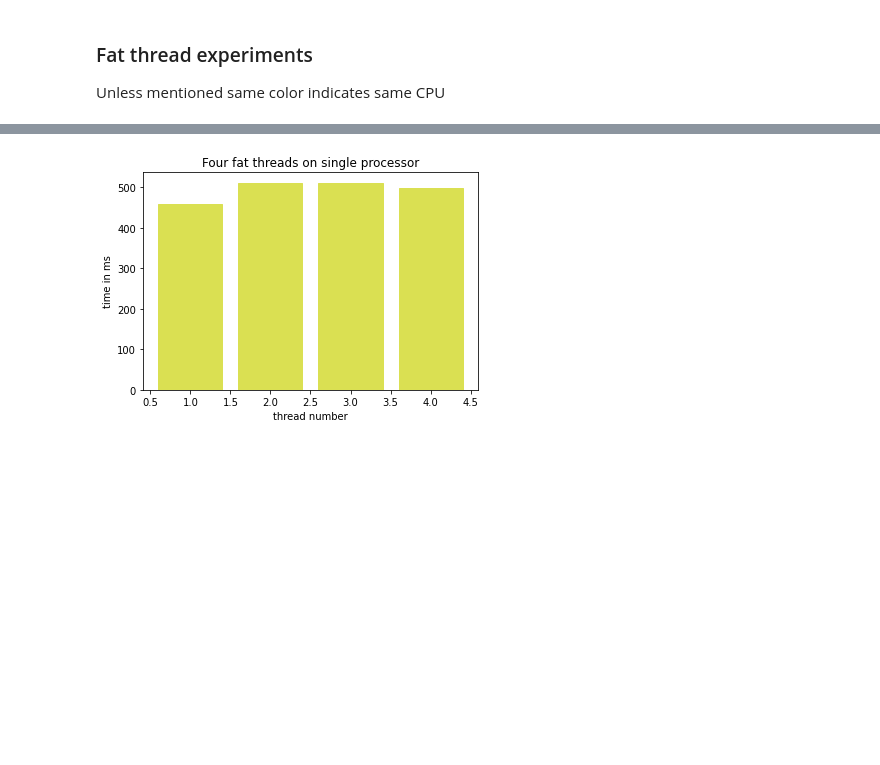
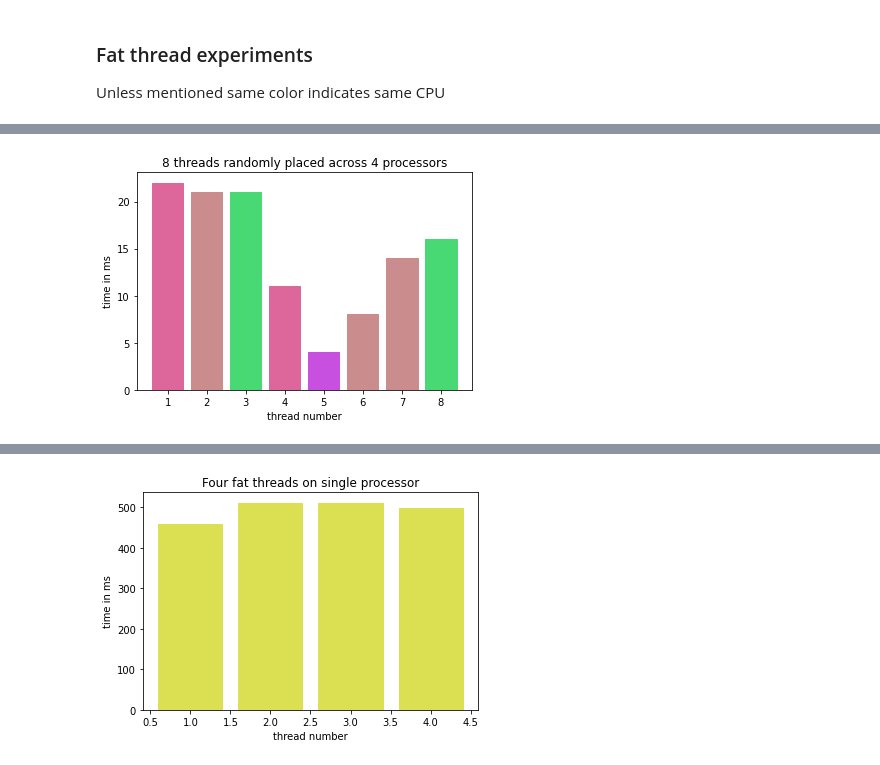
Before and after one commit to shauryapatel1995/random-threading, a Jupyter notebook: fatvsthin.ipynb, the cells around one changed output, grey strips where cells are left out. Cells and saved outputs as stored; diff of their text form; code cells hidden in the pictures; blank space fills up the shorter version.

```diff
--- a/fatvsthin.ipynb
+++ b/fatvsthin.ipynb
@@ -45,0 +78,9 @@ def generate_graph(threads, times, title):
+# %%
+#Pareto distribution 8 threads - 4 fat and 4 thin
+times = [22, 21, 21, 11, 4, 8, 14, 16]
+threads = [1,2,3,4,5,6,7,8]
+cpus = [3,2,1,3,0,2,2,1]
+generate_graph(threads, times, '8 threads randomly placed across 4 processors')
+plt.show()
+# %% [output]
+[figure, added]
```
Also changed, not shown: parts of 5 cells of this notebook.
